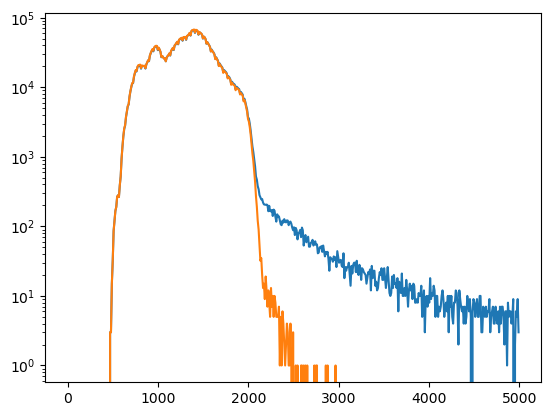
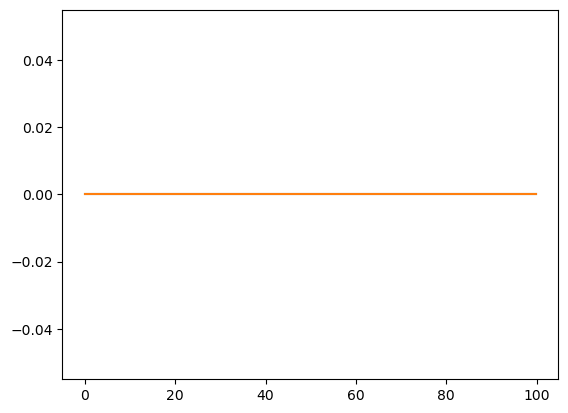
The notebook cell's code change between the first figure and the second:
--- before
+++ after
@@ -1,5 +1,7 @@
-h0=np.histogram(img.ravel(),bins=np.linspace(0,5000,512));
-h1=np.histogram(img2.ravel(),bins=np.linspace(0,5000,512));
+h0=np.histogram(img.ravel(),bins=np.linspace(0,100,512));
+h1=np.histogram(img2.ravel(),bins=np.linspace(0,100,512));
 
-plt.semilogy(h0[1][:-1],h0[0])
-plt.semilogy(h1[1][:-1],h1[0])
+plt.plot(h0[1][:-1],h0[0])
+plt.plot(h1[1][:-1],h1[0])
+
+# plt.semilogy(h0[1][:-1],h0[0]-h1[0])

Commit: Adjusted ImagePatchExtractor to handle cases when there are less patches than the size of the remainder.